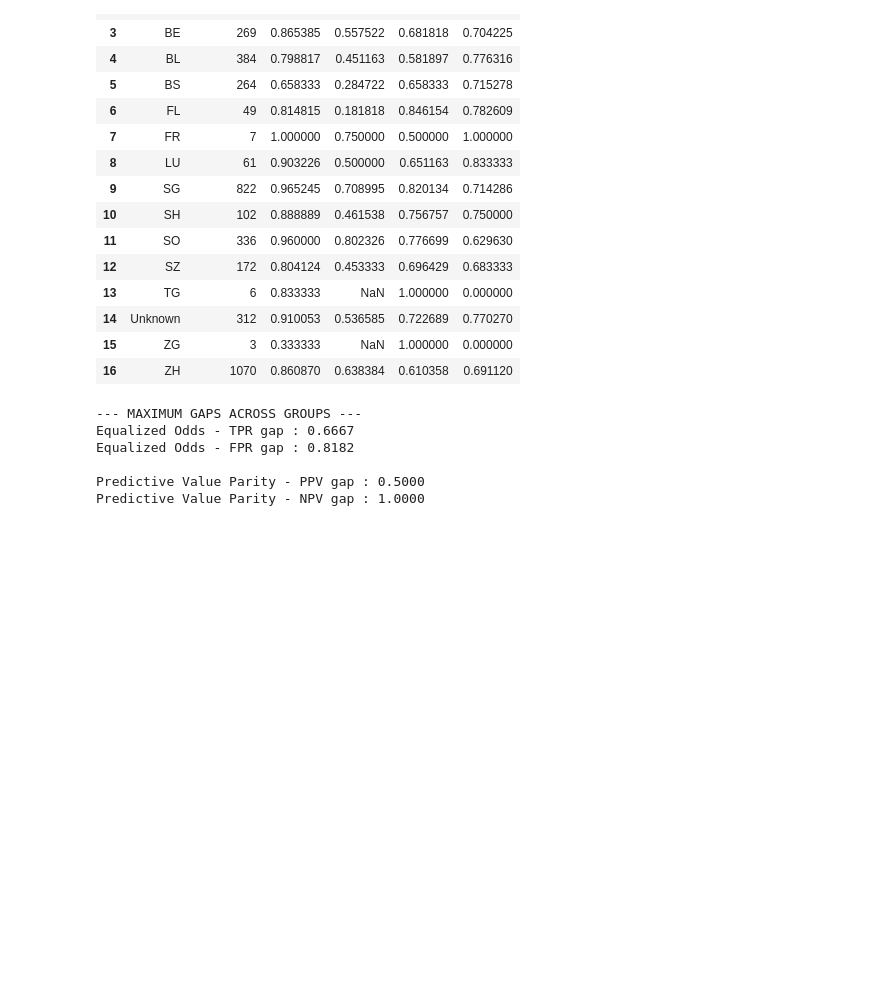
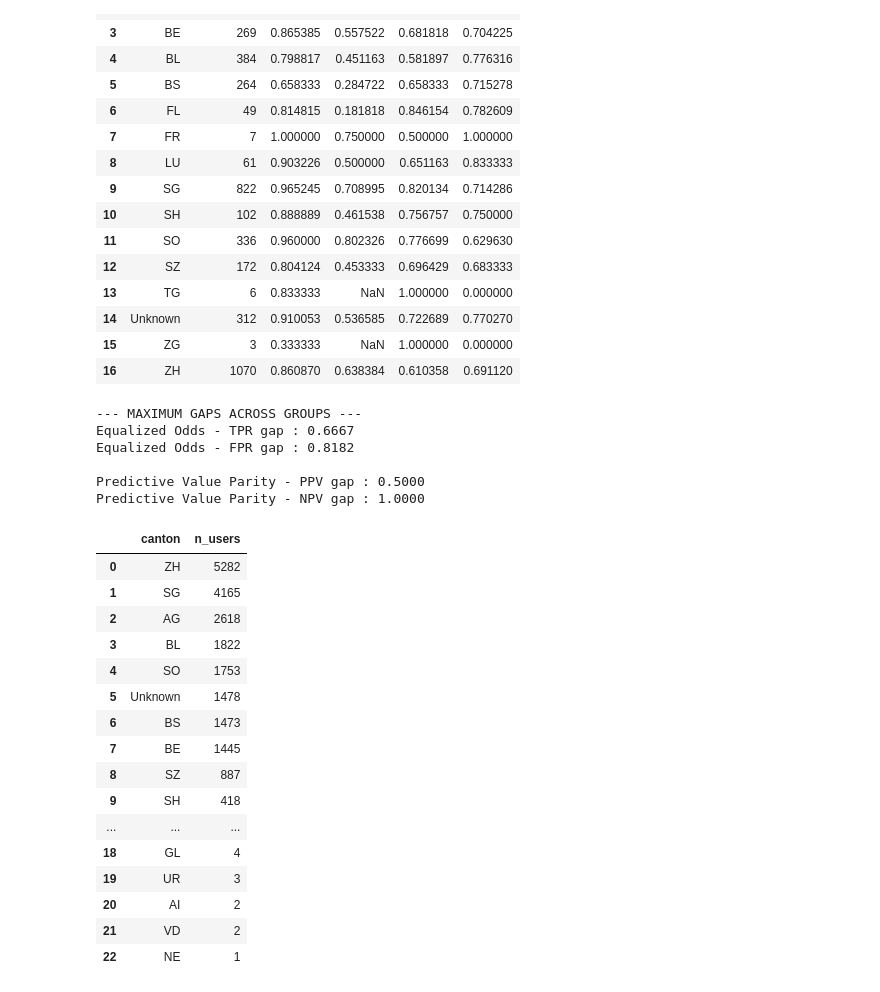
Before and after one commit to loicmisenta/CS-421-Project-learnavi, a Jupyter notebook: stage_1_fairness.ipynb, the cells around one changed output. Cells and saved outputs as stored; diff of their text form; code cells hidden in the pictures; blank space fills up the shorter version.

```diff
--- a/stage_1_fairness.ipynb
+++ b/stage_1_fairness.ipynb
@@ -282,3 +282,39 @@ Equalized Odds - FPR gap : 0.8182
 
 Predictive Value Parity - PPV gap : 0.5000
 Predictive Value Parity - NPV gap : 1.0000
+# %%
+canton_cols = [c for c in df.columns if c.startswith("canton_")]
+
+df_plot = df.copy()
+df_plot["canton"] = (
+    df_plot[canton_cols]
+    .idxmax(axis=1)
+    .str.replace("canton_", "", regex=False)
+)
+
+canton_counts = (
+    df_plot["canton"]
+    .value_counts()
+    .reset_index()
+)
+
+canton_counts.columns = ["canton", "n_users"]
+canton_counts
+# %% [output]
+|  | canton | n_users |
+| 0 | ZH | 5282 |
+| 1 | SG | 4165 |
+| 2 | AG | 2618 |
+| 3 | BL | 1822 |
+| 4 | SO | 1753 |
+| 5 | Unknown | 1478 |
+| 6 | BS | 1473 |
+| 7 | BE | 1445 |
+| 8 | SZ | 887 |
+| 9 | SH | 418 |
+| ... | ... | ... |
+| 18 | GL | 4 |
+| 19 | UR | 3 |
+| 20 | AI | 2 |
+| 21 | VD | 2 |
+| 22 | NE | 1 |
```
Also changed, not shown: parts of 2 cells of this notebook.
